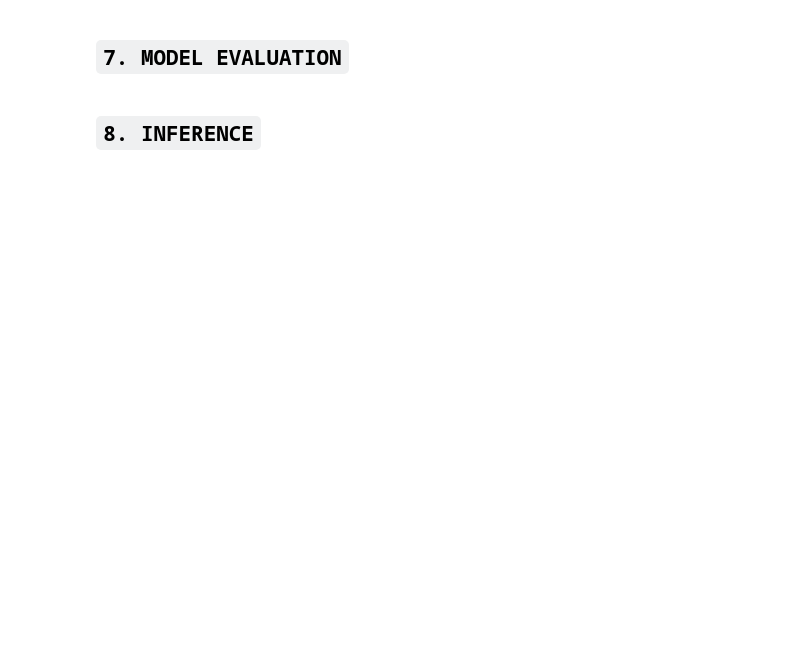
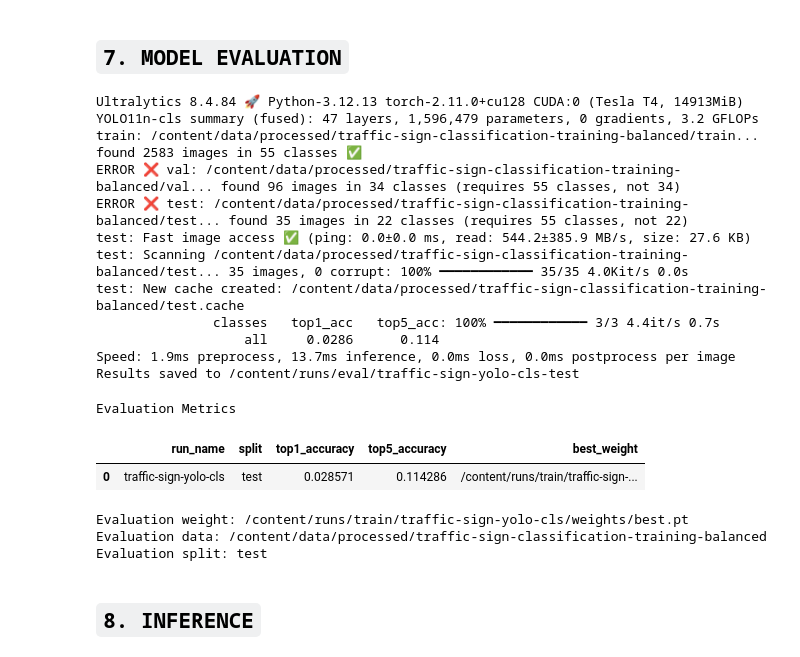
Before and after one commit to phamngocuyenhi-svg/AI_Trafic_Sign_, a Jupyter notebook: notebooks/vietnam_traffic_sign_detection_workflow.ipynb, the cells around one changed output. Saved outputs shown, nothing was run; the diff lists cells and outputs as text; code cells hidden in the pictures; blank space fills up the shorter version.

```diff
--- a/notebooks/vietnam_traffic_sign_detection_workflow.ipynb
+++ b/notebooks/vietnam_traffic_sign_detection_workflow.ipynb
@@ -774,27 +1017,90 @@ train_results = model.train(
 # %% [markdown]
 ## **`7. MODEL EVALUATION`**
 # %%
-if not BEST_WEIGHT.exists():
+# 7. MODEL EVALUATION - YOLO Classification
+
+if "PROJECT_ROOT" not in globals():
+    PROJECT_ROOT = Path.cwd().resolve()
+
+if "RUN_NAME" not in globals():
+    RUN_NAME = "traffic-sign-yolo-cls"
+
+if "RUNTIME_DATA_ROOT" not in globals():
+    if "TRAINING_ROOT" in globals():
+        RUNTIME_DATA_ROOT = TRAINING_ROOT
+    elif "CLASSIFICATION_ROOT" in globals():
+        RUNTIME_DATA_ROOT = CLASSIFICATION_ROOT
+    else:
+        raise NameError("Chua co RUNTIME_DATA_ROOT. Hay chay lai cell Data Preparing truoc.")
+
+if "BEST_WEIGHT" not in globals():
+    candidate = PROJECT_ROOT / "runs" / "train" / RUN_NAME / "weights" / "best.pt"
+
+    if candidate.exists():
+        BEST_WEIGHT = candidate
+    else:
+        train_runs_dir = PROJECT_ROOT / "runs" / "train"
+        best_candidates = (
+            sorted(train_runs_dir.rglob("best.pt"), key=lambda p: p.stat().st_mtime, reverse=True)
+            if train_runs_dir.exists()
+            else []
+        )
+
+        if not best_candidates:
+            raise FileNotFoundError(
+                "Khong tim thay best.pt. Hay chay cell MODEL TRAINING truoc khi evaluation."
+            )
+
+        BEST_WEIGHT = best_candidates[0]
+
+if not Path(BEST_WEIGHT).exists():
     raise FileNotFoundError(f"Missing weight: {BEST_WEIGHT}")
 
 eval_model = YOLO(str(BEST_WEIGHT))
 
+eval_split = "test" if (Path(RUNTIME_DATA_ROOT) / "test").exists() else "val"
+
 metrics = eval_model.val(
     data=str(RUNTIME_DATA_ROOT),
-    split="test",
+    split=eval_split,
     imgsz=224,
     project=str(PROJECT_ROOT / "runs" / "eval"),
-    name=f"{RUN_NAME}-test",
+    name=f"{RUN_NAME}-{eval_split}",
     plots=True,
 )
 
 evaluation_df = pd.DataFrame([{
     "run_name": RUN_NAME,
-    "top1": float(metrics.top1),
-    "top5": float(metrics.top5),
+    "split": eval_split,
+    "top1_accuracy": float(metrics.top1),
+    "top5_accuracy": float(metrics.top5),
     "best_weight": str(BEST_WEIGHT),
 }])
+
 display_styled_table(evaluation_df, "Evaluation Metrics")
+
+print("Evaluation weight:", BEST_WEIGHT)
+print("Evaluation data:", RUNTIME_DATA_ROOT)
+print("Evaluation split:", eval_split)
+# %% [output]
+Ultralytics 8.4.84 🚀 Python-3.12.13 torch-2.11.0+cu128 CUDA:0 (Tesla T4, 14913MiB)
+YOLO11n-cls summary (fused): 47 layers, 1,596,479 parameters, 0 gradients, 3.2 GFLOPs
+train: /content/data/processed/traffic-sign-classification-training-balanced/train... found 2583 images in 55 classes ✅
+ERROR ❌ val: /content/data/processed/traffic-sign-classification-training-balanced/val... found 96 images in 34 classes (requires 55 classes, not 34)
+ERROR ❌ test: /content/data/processed/traffic-sign-classification-training-balanced/test... found 35 images in 22 classes (requires 55 classes, not 22)
+test: Fast image access ✅ (ping: 0.0±0.0 ms, read: 544.2±385.9 MB/s, size: 27.6 KB)
+test: Scanning /content/data/processed/traffic-sign-classification-training-balanced/test... 35 images, 0 corrupt: 100% ━━━━━━━━━━━━ 35/35 4.0Kit/s 0.0s
+test: New cache created: /content/data/processed/traffic-sign-classification-training-balanced/test.cache
+               classes   top1_acc   top5_acc: 100% ━━━━━━━━━━━━ 3/3 4.4it/s 0.7s
+                   all     0.0286      0.114
+Speed: 1.9ms preprocess, 13.7ms inference, 0.0ms loss, 0.0ms postprocess per image
+Results saved to /content/runs/eval/traffic-sign-yolo-cls-test
+Evaluation Metrics
+|  | run_name | split | top1_accuracy | top5_accuracy | best_weight |
+| 0 | traffic-sign-yolo-cls | test | 0.028571 | 0.114286 | /content/runs/train/traffic-sign-... |
+Evaluation weight: /content/runs/train/traffic-sign-yolo-cls/weights/best.pt
+Evaluation data: /content/data/processed/traffic-sign-classification-training-balanced
+Evaluation split: test
 # %% [markdown]
 ## **`8. INFERENCE`**
 # %%
```
Also changed, not shown: parts of 7 cells of this notebook.
